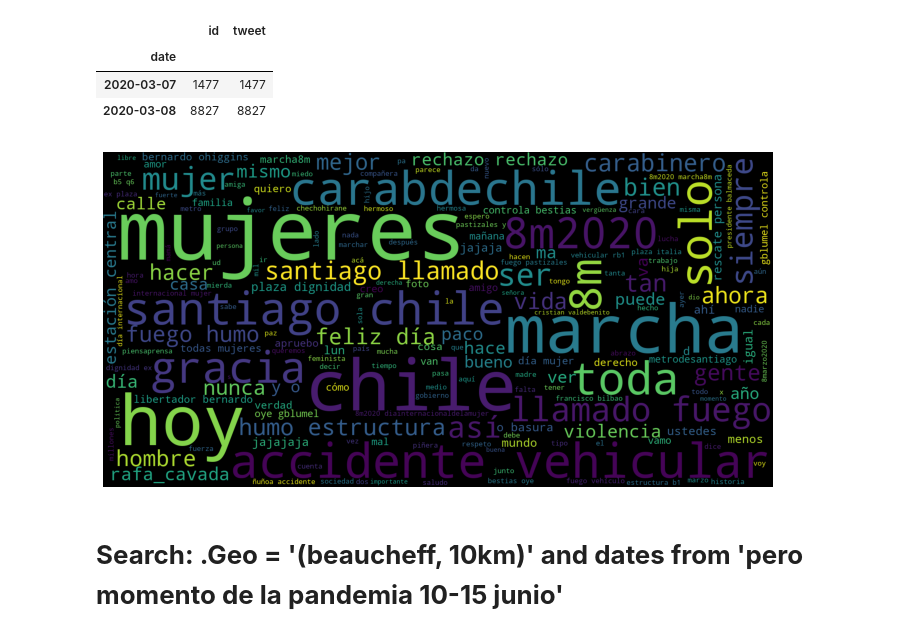
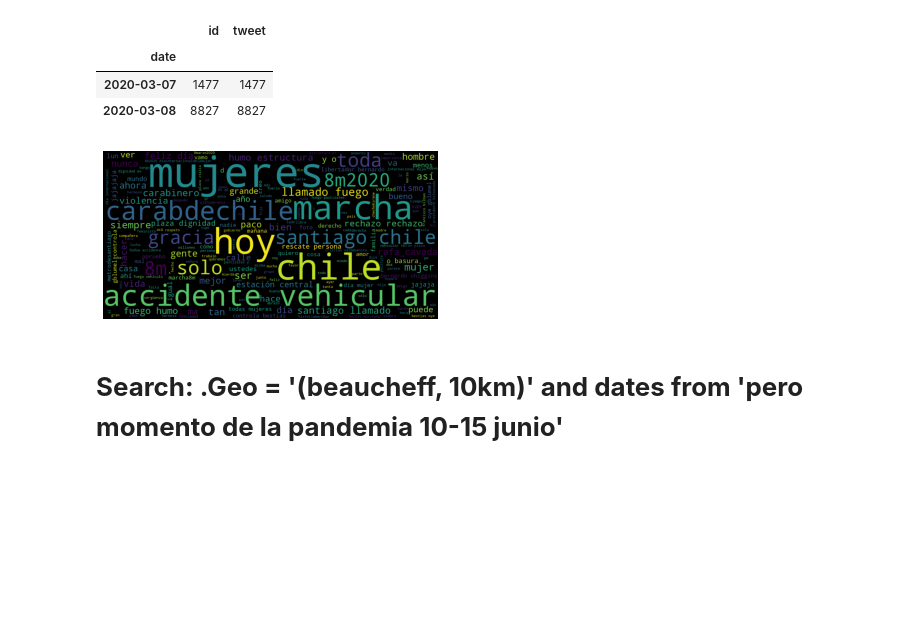
Before and after one commit to jignaciocastro8/data-project, a Jupyter notebook: tweets_data_review.ipynb, the cells around one changed output. Drawn from its saved outputs; the diff is of its cells as text; code cells hidden in the pictures; blank space fills up the shorter version.

Commit message:
more data and wordclouds

```diff
--- a/tweets_data_review.ipynb
+++ b/tweets_data_review.ipynb
@@ -69,9 +73,9 @@ santiago_pandemia.groupby('date').count()
 | 2020-03-07 | 1477 | 1477 |
 | 2020-03-08 | 8827 | 8827 |
 # %%
-wordcloud_tweets(santiago_pandemia, 'imgs/wordcloud_santiago_8M.png')
+wordcloud_tweets(santiago_pandemia, 'wordcloud_santiago_8M.png')
 # %% [output]
-[figure, old version]
+[figure, new version]
 # %% [markdown]
 # **Search: .Geo = '(beaucheff, 10km)' and dates from 'pero momento de la pandemia 10-15 junio'**
 # %%
```
Also changed, not shown: parts of 13 cells of this notebook, 22 other files.
